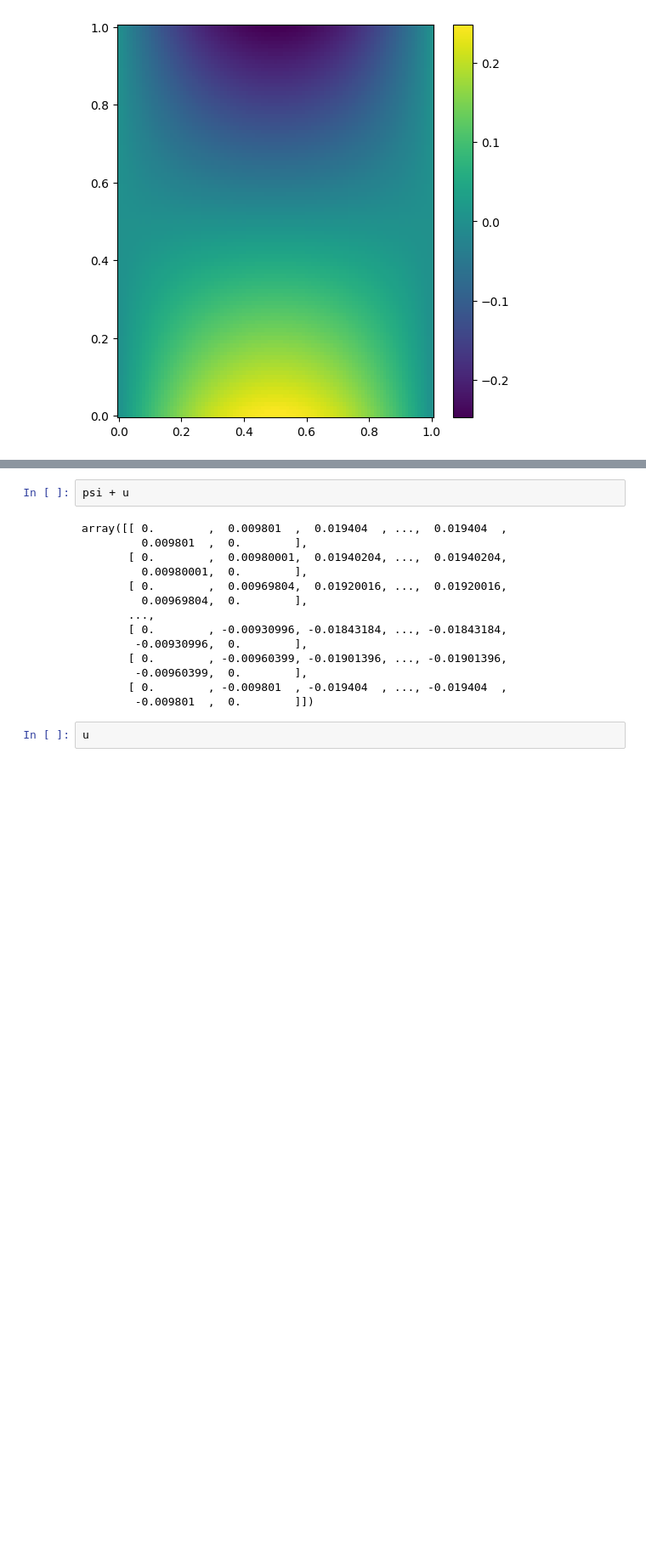
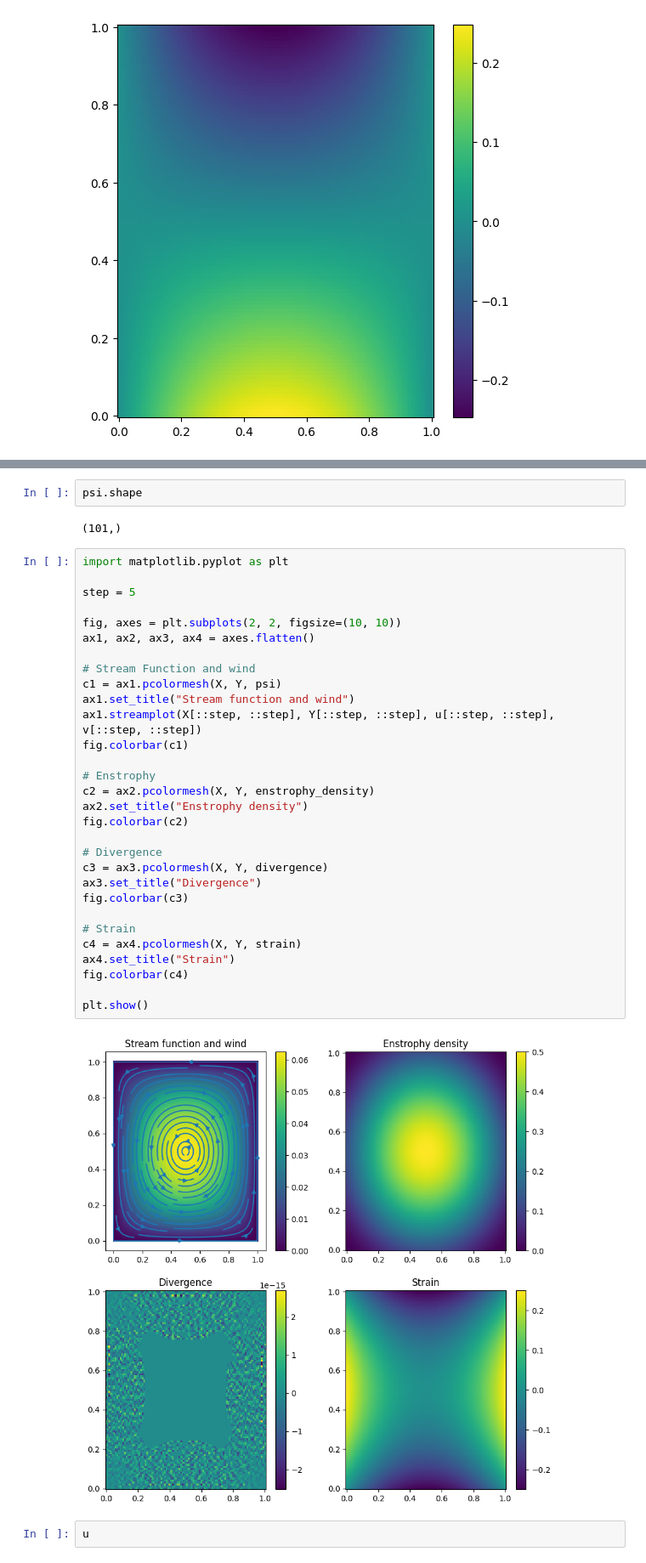
Before and after one commit to ChaPop870/63-530-Numerical-Modelling-and-Simulation-Scripts, a Jupyter notebook: src/2D-Array-Practice.ipynb, the cells around one changed output, grey strips where cells are left out. Shown at 85% size. Saved outputs shown, nothing was run; the diff lists cells and outputs as text; blank space fills up the shorter version.

```diff
--- a/src/2D-Array-Practice.ipynb
+++ b/src/2D-Array-Practice.ipynb
@@ -677,22 +725,42 @@ print(psi)
  [0.0000e+00 1.9404e-04 3.8416e-04 ... 3.8416e-04 1.9404e-04 0.0000e+00]
  [0.0000e+00 9.8010e-05 1.9404e-04 ... 1.9404e-04 9.8010e-05 0.0000e+00]
  [0.0000e+00 0.0000e+00 0.0000e+00 ... 0.0000e+00 0.0000e+00 0.0000e+00]]
+# %%
+psi.shape
+# %% [output]
+(101,)
 # %%
-psi + u
+import matplotlib.pyplot as plt
+
+step = 5
+
+fig, axes = plt.subplots(2, 2, figsize=(10, 10))
+ax1, ax2, ax3, ax4 = axes.flatten()
+
+# Stream Function and wind
+c1 = ax1.pcolormesh(X, Y, psi)
+ax1.set_title("Stream function and wind")
+ax1.streamplot(X[::step, ::step], Y[::step, ::step], u[::step, ::step], v[::step, ::step])
+fig.colorbar(c1)
+
+# Enstrophy
+c2 = ax2.pcolormesh(X, Y, enstrophy_density)
+ax2.set_title("Enstrophy density")
+fig.colorbar(c2)
+
+# Divergence
+c3 = ax3.pcolormesh(X, Y, divergence)
+ax3.set_title("Divergence")
+fig.colorbar(c3)
+
+# Strain
+c4 = ax4.pcolormesh(X, Y, strain)
+ax4.set_title("Strain")
+fig.colorbar(c4)
+
+plt.show()
 # %% [output]
-array([[ 0.        ,  0.009801  ,  0.019404  , ...,  0.019404  ,
-         0.009801  ,  0.        ],
-       [ 0.        ,  0.00980001,  0.01940204, ...,  0.01940204,
-         0.00980001,  0.        ],
-       [ 0.        ,  0.00969804,  0.01920016, ...,  0.01920016,
-         0.00969804,  0.        ],
-       ...,
-       [ 0.        , -0.00930996, -0.01843184, ..., -0.01843184,
-        -0.00930996,  0.        ],
-       [ 0.        , -0.00960399, -0.01901396, ..., -0.01901396,
-        -0.00960399,  0.        ],
-       [ 0.        , -0.009801  , -0.019404  , ..., -0.019404  ,
-        -0.009801  ,  0.        ]])
+[figure, added]
 # %%
 u
 # %% [output]
```
Also changed, not shown: parts of 2 cells of this notebook, 1 other file.
